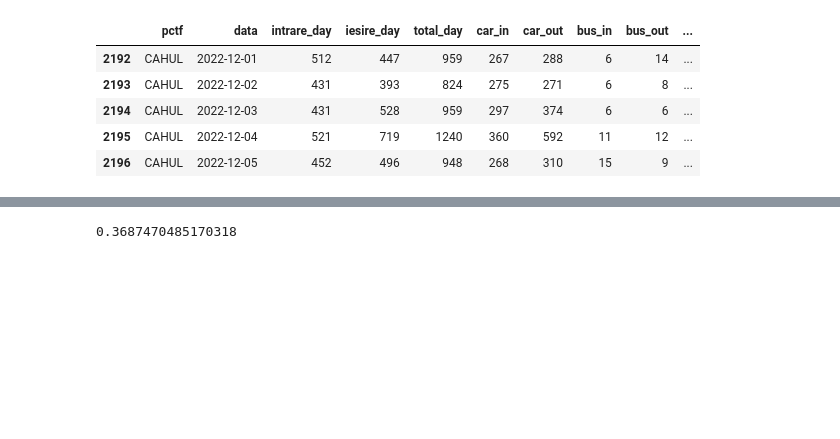
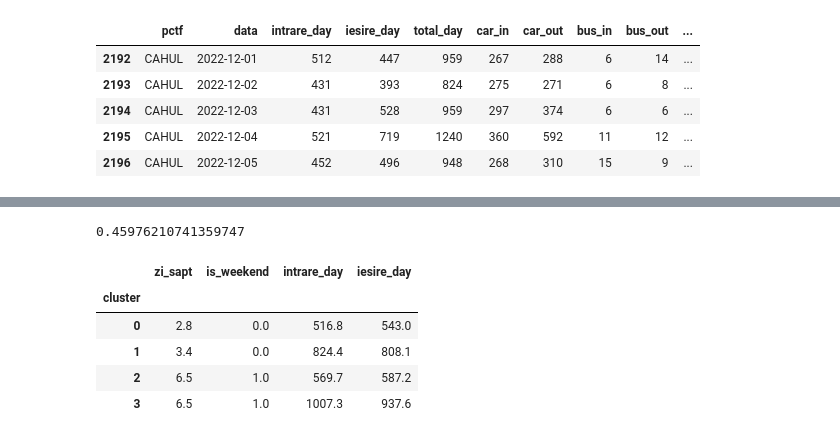
Before and after one commit to IgorLatii/mldm_lab1, a Jupyter notebook: notebooks/lab1_clustering.ipynb, the cells around one changed output, grey strips where cells are left out. Drawn from its saved outputs; the diff is of its cells as text; code cells hidden in the pictures; blank space fills up the shorter version.

```diff
--- a/notebooks/lab1_clustering.ipynb
+++ b/notebooks/lab1_clustering.ipynb
@@ -97,11 +98,30 @@ def plot_clusters(X2d, labels, title):
 kmeans = KMeans(n_clusters=4, random_state=42, n_init="auto")
 labels_km = kmeans.fit_predict(X_scaled)
 
+df_one["cluster"] = labels_km
+
 #sil_km = safe_silhouette(X_scaled, labels_km)
 sil_km = silhouette_score(X_scaled, labels_km)
 sil_km
 # %% [output]
-0.3687470485170318
+0.45976210741359747
+# %%
+#Clusters for 1 pctf
+cluster_profile = (
+    df_one
+    .groupby("cluster")[feature_cols]
+    .mean()
+    .round(1)
+)
+
+cluster_profile
+# %% [output]
+|  | zi_sapt | is_weekend | intrare_day | iesire_day |
+| cluster |  |  |  |  |
+| 0 | 2.8 | 0.0 | 516.8 | 543.0 |
+| 1 | 3.4 | 0.0 | 824.4 | 808.1 |
+| 2 | 6.5 | 1.0 | 569.7 | 587.2 |
+| 3 | 6.5 | 1.0 | 1007.3 | 937.6 |
 # %%
 plot_clusters(X_2d, labels_km, "KMeans (k=4)")
 # %% [output]
```
Also changed, not shown: parts of 14 cells of this notebook.
